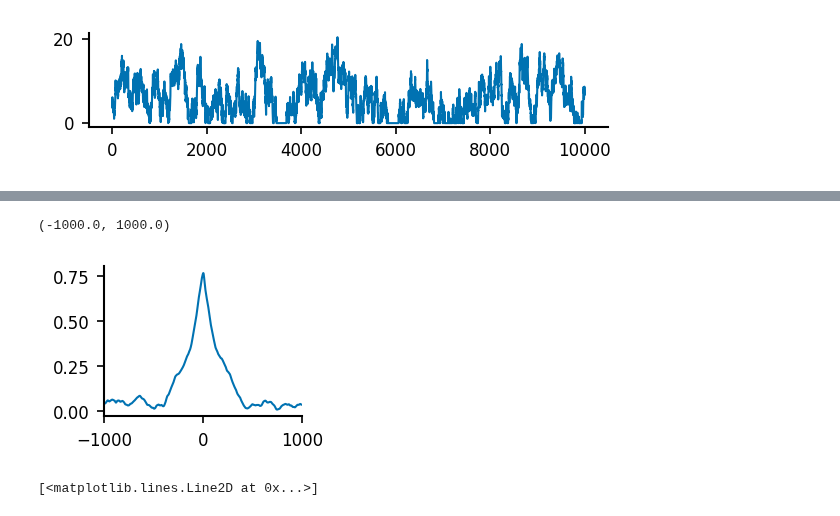
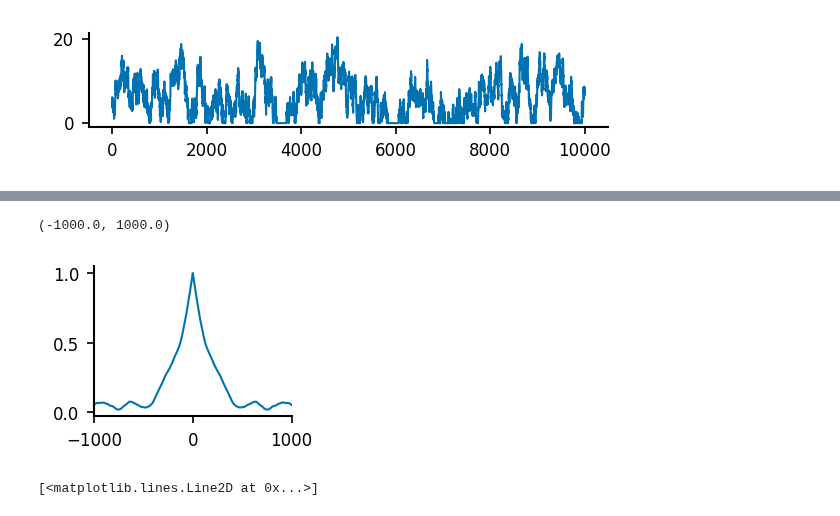
Before and after one commit to yzerlaut/pv-sst-dendrites, a Jupyter notebook: biophysical_modelling/detailed_model/OU-input.ipynb, the cells around one changed output, grey strips where cells are left out. Cells and saved outputs as stored; diff of their text form; code cells hidden in the pictures.

```diff
--- a/biophysical_modelling/detailed_model/OU-input.ipynb
+++ b/biophysical_modelling/detailed_model/OU-input.ipynb
@@ -59,10 +61,10 @@ print(1e3*len(results['spikes'])/results['tstop'])
 # %%
-#CCF, ts = crosscorrel(results['OU'][::4], results['OU'][::4], 1e3, 4*results['dt'])
+CCF, ts = crosscorrel(results['OU'][::4], results['OU'][::4], 1e3, 4*results['dt'])
 plt.plot(ts, CCF)
 plt.xlim([-1000,1000])
 # %% [output]
 (-1000.0, 1000.0)
-[figure, old version]
+[figure, new version]
 # %%
 t = np.linspace(0, np.pi*2, int(1000))
 Signal1 = np.sin(3*t)
```
Also changed, not shown: parts of 3 cells of this notebook, 1 other file.
